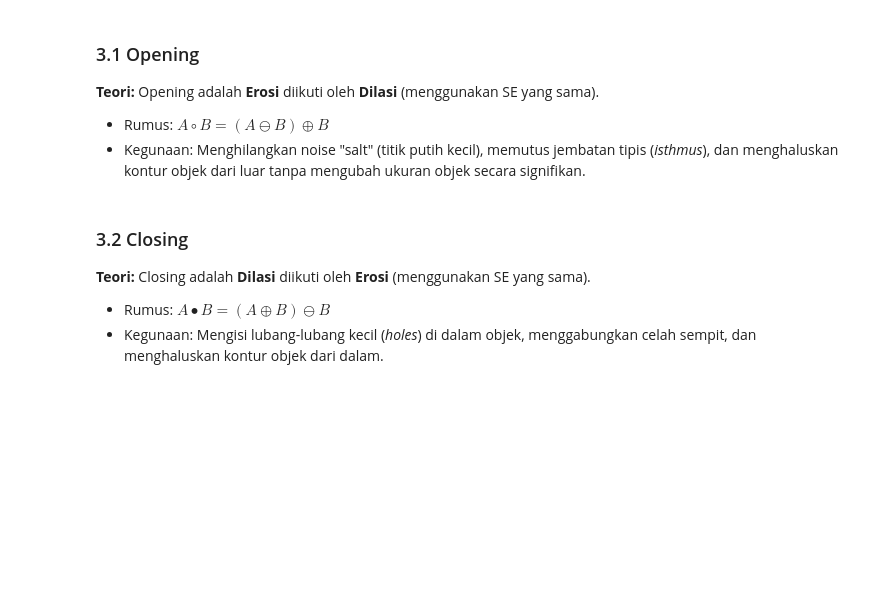
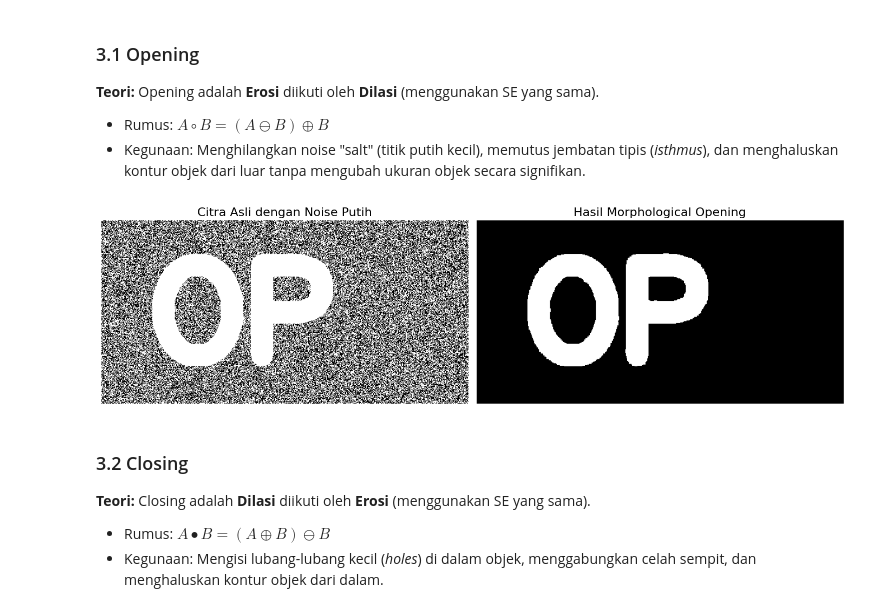
Before and after one commit to t0ccata/tugas3morphology, a Jupyter notebook: skrip_v1.ipynb, the cells around one changed output. Drawn from its saved outputs; the diff is of its cells as text; code cells hidden in the pictures; blank space fills up the shorter version.

```diff
--- a/skrip_v1.ipynb
+++ b/skrip_v1.ipynb
@@ -233,7 +233,27 @@ plt.show()
 * Rumus: $A \circ B = (A \ominus B) \oplus B$
 * Kegunaan: Menghilangkan noise "salt" (titik putih kecil), memutus jembatan tipis (*isthmus*), dan menghaluskan kontur objek dari luar tanpa mengubah ukuran objek secara signifikan.
 # %%
-# kodenya disini bisa tambah cell klo perlu
+img_open = np.zeros((300, 600), dtype=np.uint8)
+cv2.putText(img_open, "OP", (80, 220), cv2.FONT_HERSHEY_SIMPLEX, 7, 255, 35)
+
+noise = np.random.randint(0, 2, img_open.shape, dtype=np.uint8) * 255
+noisy_open = cv2.bitwise_or(img_open, noise)
+
+# Opening
+kernel = np.ones((5, 5), np.uint8)
+opening = cv2.morphologyEx(noisy_open, cv2.MORPH_OPEN, kernel)
+
+plt.figure(figsize=(14, 6))
+plt.subplot(1, 2, 1); plt.imshow(noisy_open, cmap='gray')
+plt.title("Citra Asli dengan Noise Putih", fontsize=16)
+plt.axis('off')
+plt.subplot(1, 2, 2); plt.imshow(opening, cmap='gray')
+plt.title("Hasil Morphological Opening", fontsize=16)
+plt.axis('off')
+plt.tight_layout()
+plt.show()
+# %% [output]
+[figure, added]
 # %% [markdown]
 ### 3.2 Closing
 
```
Also changed, not shown: parts of 12 cells of this notebook.
